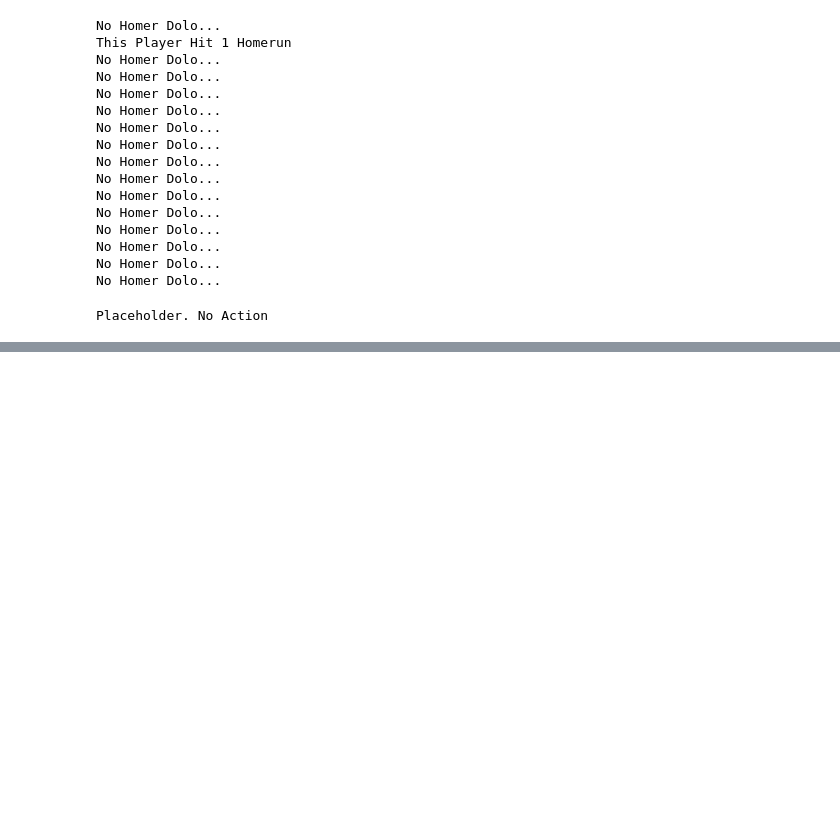
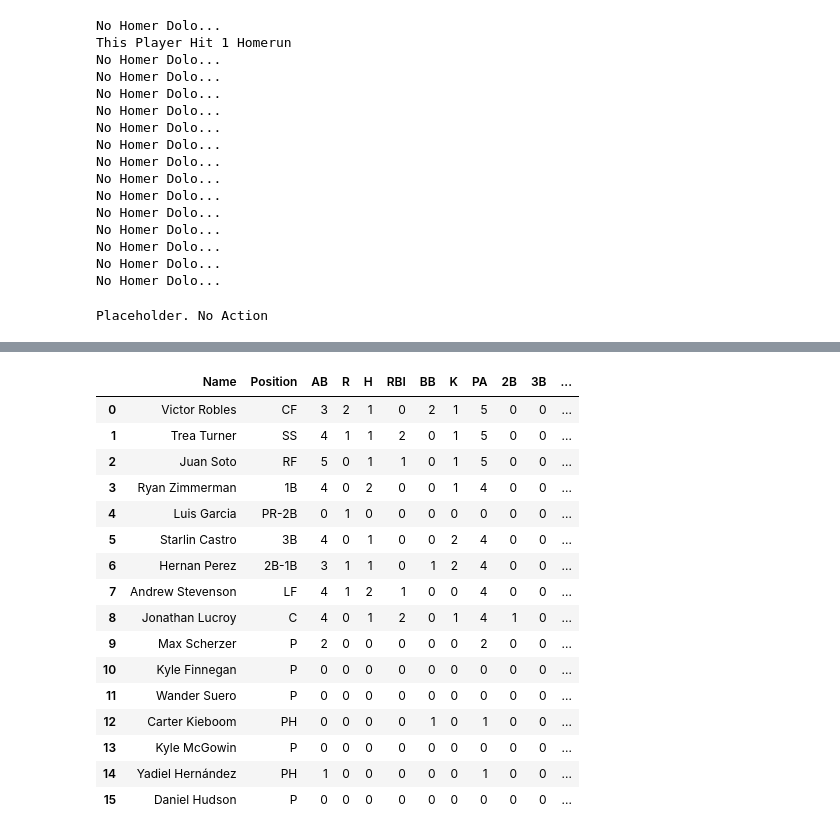
Before and after one commit to tah96/washington-nationals, a Jupyter notebook: nats-web-scraping.ipynb, the cells around one changed output, grey strips where cells are left out. Saved outputs shown, nothing was run; the diff lists cells and outputs as text; code cells hidden in the pictures; blank space fills up the shorter version.

Commit message:
Added TB metric, Changed dytpes and cleaned df

```diff
--- a/nats-web-scraping.ipynb
+++ b/nats-web-scraping.ipynb
@@ -316,0 +432,22 @@ df
+# %%
+cleaned_df = df[['Name','Position','AB','R','H','RBI','BB','K','PA','2B','3B','HR','TB','HBP','Pit','Str']]
+# %%
+cleaned_df
+# %% [output]
+|  | Name | Position | AB | R | H | RBI | BB | K | PA | 2B | 3B | ... |
+| 0 | Victor Robles | CF | 3 | 2 | 1 | 0 | 2 | 1 | 5 | 0 | 0 | ... |
+| 1 | Trea Turner | SS | 4 | 1 | 1 | 2 | 0 | 1 | 5 | 0 | 0 | ... |
+| 2 | Juan Soto | RF | 5 | 0 | 1 | 1 | 0 | 1 | 5 | 0 | 0 | ... |
+| 3 | Ryan Zimmerman | 1B | 4 | 0 | 2 | 0 | 0 | 1 | 4 | 0 | 0 | ... |
+| 4 | Luis Garcia | PR-2B | 0 | 1 | 0 | 0 | 0 | 0 | 0 | 0 | 0 | ... |
+| 5 | Starlin Castro | 3B | 4 | 0 | 1 | 0 | 0 | 2 | 4 | 0 | 0 | ... |
+| 6 | Hernan Perez | 2B-1B | 3 | 1 | 1 | 0 | 1 | 2 | 4 | 0 | 0 | ... |
+| 7 | Andrew Stevenson | LF | 4 | 1 | 2 | 1 | 0 | 0 | 4 | 0 | 0 | ... |
+| 8 | Jonathan Lucroy | C | 4 | 0 | 1 | 2 | 0 | 1 | 4 | 1 | 0 | ... |
+| 9 | Max Scherzer | P | 2 | 0 | 0 | 0 | 0 | 0 | 2 | 0 | 0 | ... |
+| 10 | Kyle Finnegan | P | 0 | 0 | 0 | 0 | 0 | 0 | 0 | 0 | 0 | ... |
+| 11 | Wander Suero | P | 0 | 0 | 0 | 0 | 0 | 0 | 0 | 0 | 0 | ... |
+| 12 | Carter Kieboom | PH | 0 | 0 | 0 | 0 | 1 | 0 | 1 | 0 | 0 | ... |
+| 13 | Kyle McGowin | P | 0 | 0 | 0 | 0 | 0 | 0 | 0 | 0 | 0 | ... |
+| 14 | Yadiel Hernández | PH | 1 | 0 | 0 | 0 | 0 | 0 | 1 | 0 | 0 | ... |
+| 15 | Daniel Hudson | P | 0 | 0 | 0 | 0 | 0 | 0 | 0 | 0 | 0 | ... |
```
Also changed, not shown: parts of 16 cells of this notebook.
